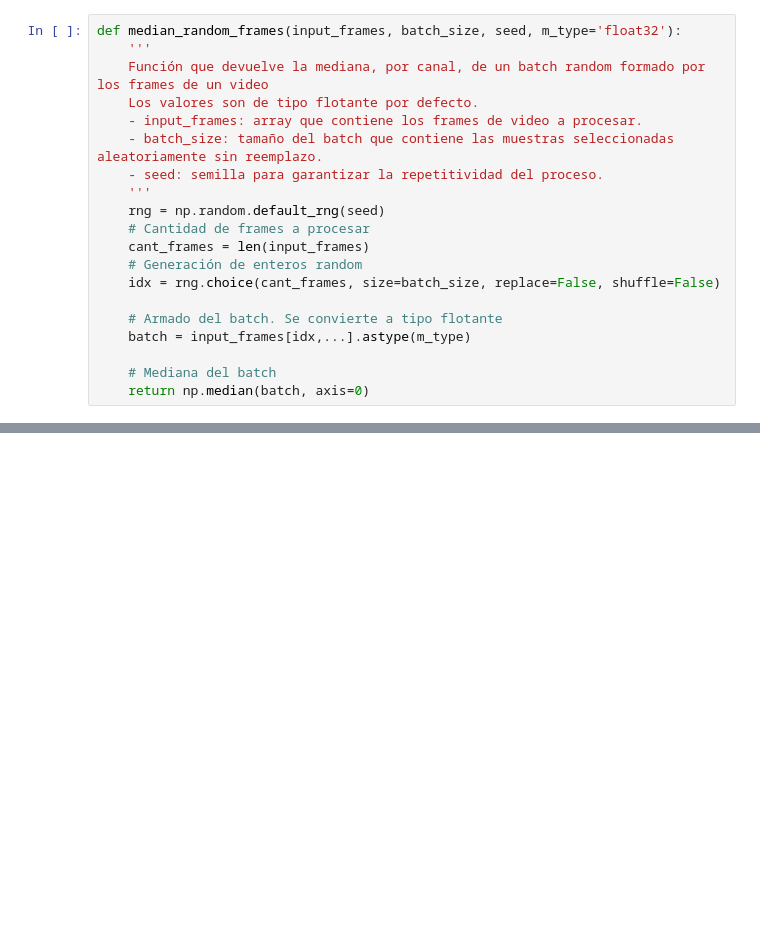
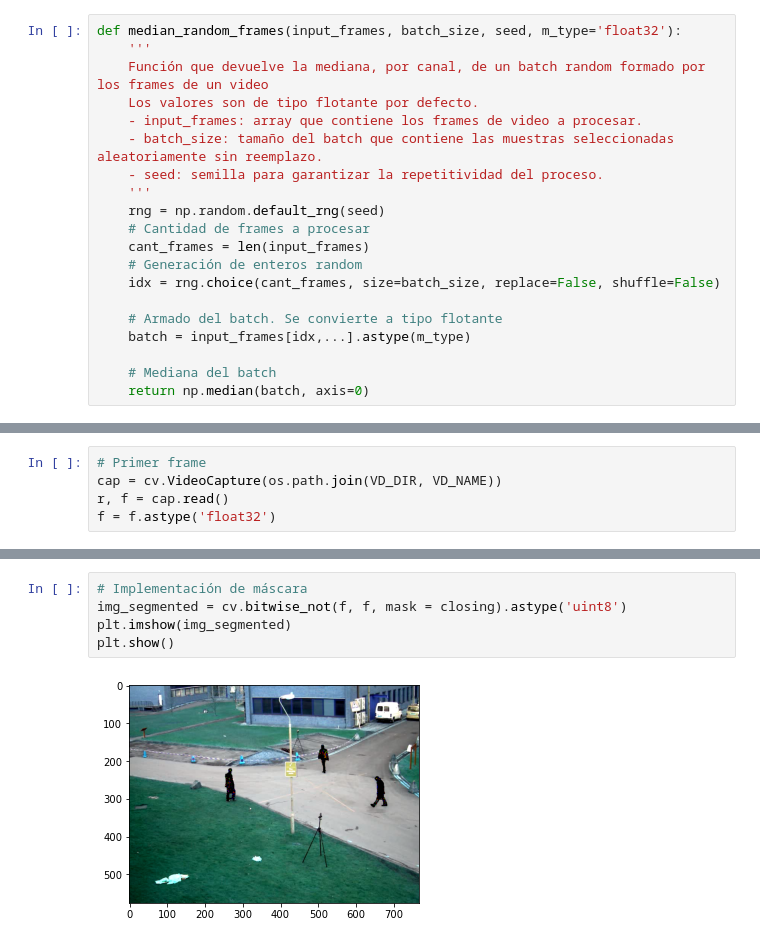
Before and after one commit to cgmassobrio/CEIA-VCI, a Jupyter notebook: tp_5/NaiveBackSubstraction.ipynb, the cells around one changed output, grey strips where cells are left out. Drawn from its saved outputs; the diff is of its cells as text; blank space fills up the shorter version.

```diff
--- a/tp_5/NaiveBackSubstraction.ipynb
+++ b/tp_5/NaiveBackSubstraction.ipynb
@@ -81,0 +109,5 @@ def median_random_frames(input_frames, batch_size, seed, m_type='float32'):
+# %%
+# Primer frame
+cap = cv.VideoCapture(os.path.join(VD_DIR, VD_NAME))
+r, f = cap.read()
+f = f.astype('float32')
@@ -81,0 +139,7 @@ def median_random_frames(input_frames, batch_size, seed, m_type='float32'):
+# %%
+# Implementación de máscara
+img_segmented = cv.bitwise_not(f, f, mask = closing).astype('uint8')
+plt.imshow(img_segmented)
+plt.show()
+# %% [output]
+[figure, added]
```
Also changed, not shown: parts of 4 cells of this notebook.
